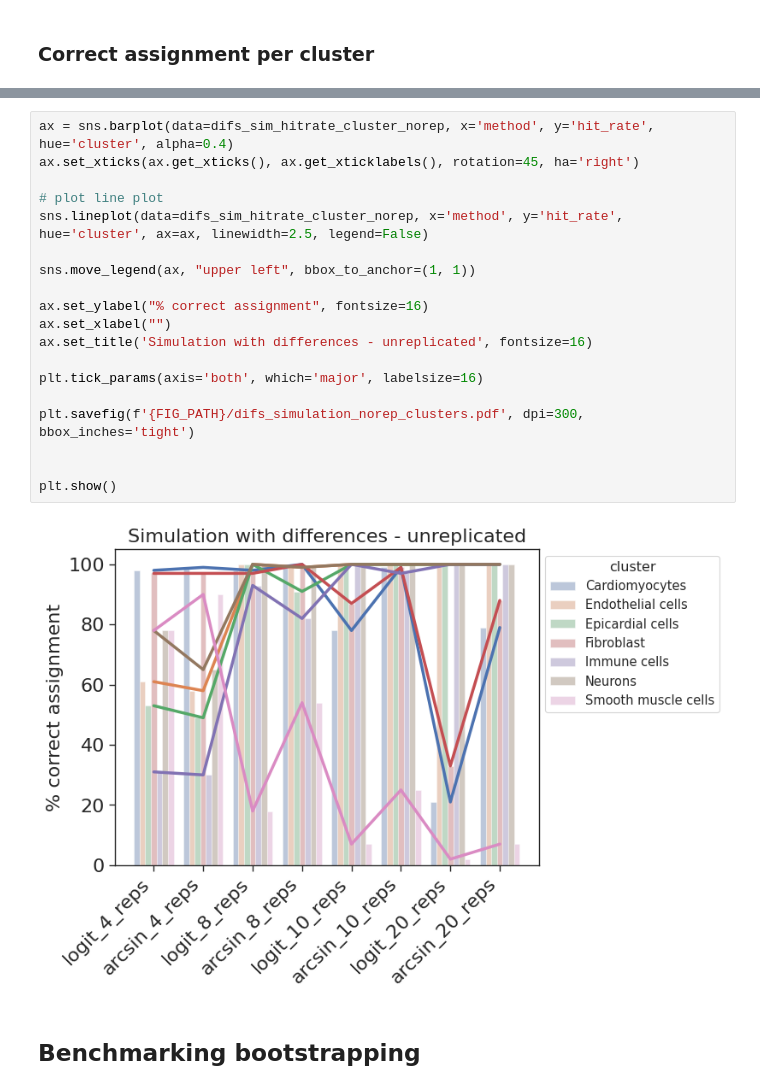
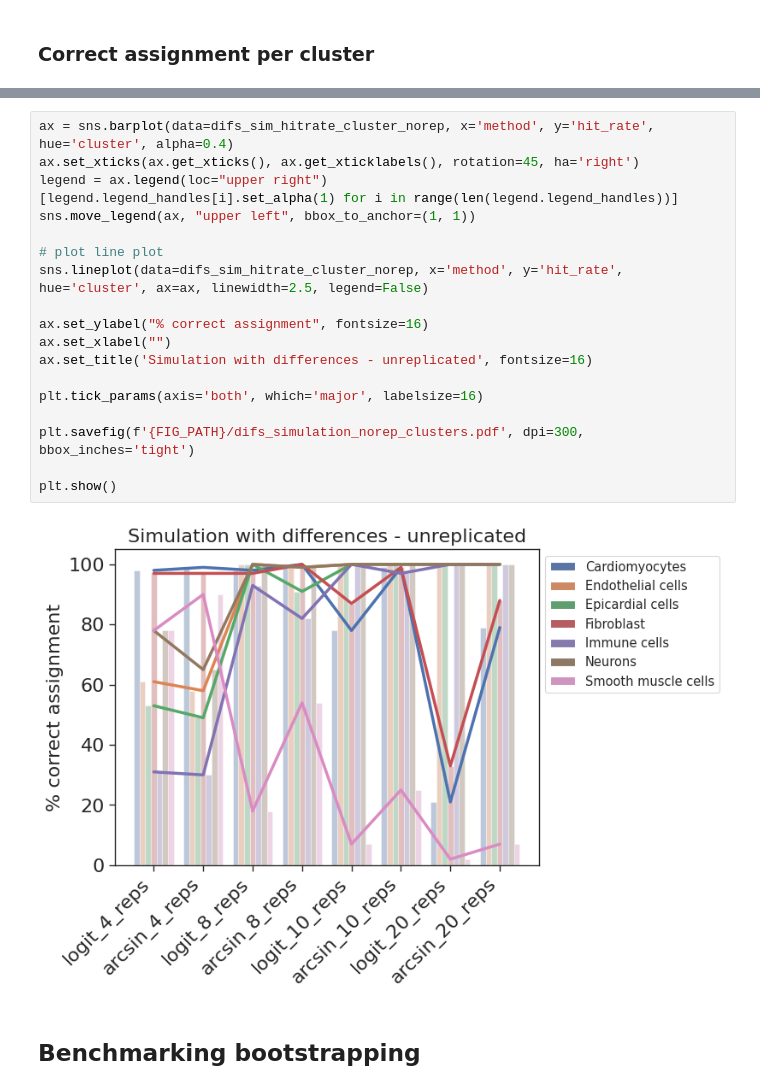
Before and after one commit to loosolab/scanpro, a Jupyter notebook: Alayoubi_et_al_2023/8_benchmarking_plots.ipynb, the cells around one changed output, grey strips where cells are left out. Cells and saved outputs as stored; diff of their text form.

```diff
--- a/Alayoubi_et_al_2023/8_benchmarking_plots.ipynb
+++ b/Alayoubi_et_al_2023/8_benchmarking_plots.ipynb
@@ -119,24 +130,24 @@ plt.show()
 # %%
 ax = sns.barplot(data=difs_sim_hitrate_cluster_norep, x='method', y='hit_rate', hue='cluster', alpha=0.4)
 ax.set_xticks(ax.get_xticks(), ax.get_xticklabels(), rotation=45, ha='right')
+legend = ax.legend(loc="upper right")
+[legend.legend_handles[i].set_alpha(1) for i in range(len(legend.legend_handles))]
+sns.move_legend(ax, "upper left", bbox_to_anchor=(1, 1))
 
 # plot line plot
 sns.lineplot(data=difs_sim_hitrate_cluster_norep, x='method', y='hit_rate', hue='cluster', ax=ax, linewidth=2.5, legend=False)
-
-sns.move_legend(ax, "upper left", bbox_to_anchor=(1, 1))
 
 ax.set_ylabel("% correct assignment", fontsize=16)
 ax.set_xlabel("")
 ax.set_title('Simulation with differences - unreplicated', fontsize=16)
 
 plt.tick_params(axis='both', which='major', labelsize=16)
 
 plt.savefig(f'{FIG_PATH}/difs_simulation_norep_clusters.pdf', dpi=300, bbox_inches='tight')
 
-
 plt.show()
 # %% [output]
-[figure, old version]
+[figure, new version]
 # %% [markdown]
 ## Benchmarking bootstrapping
 # %% [markdown]
```
Also changed, not shown: parts of 5 cells of this notebook.
